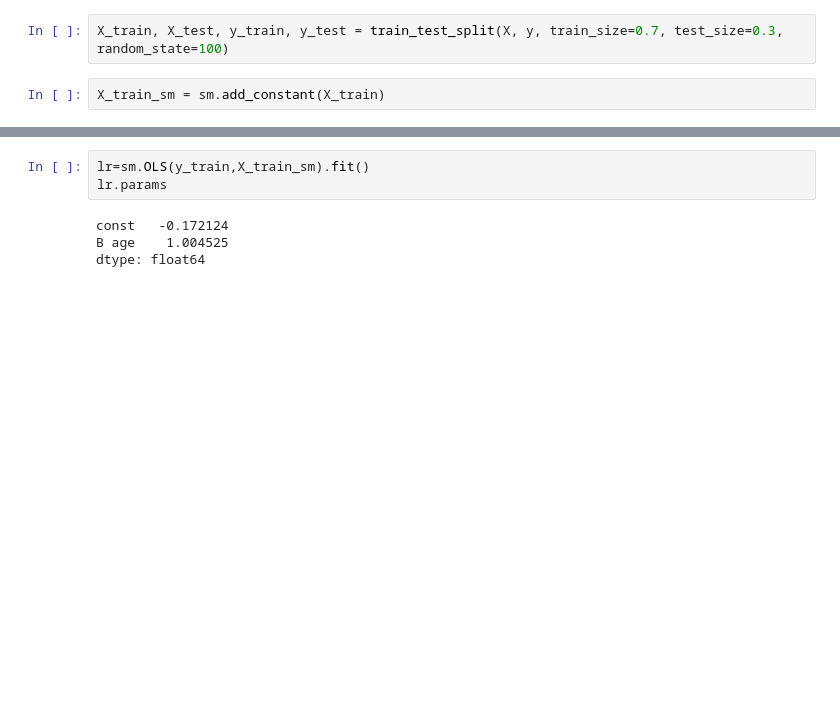
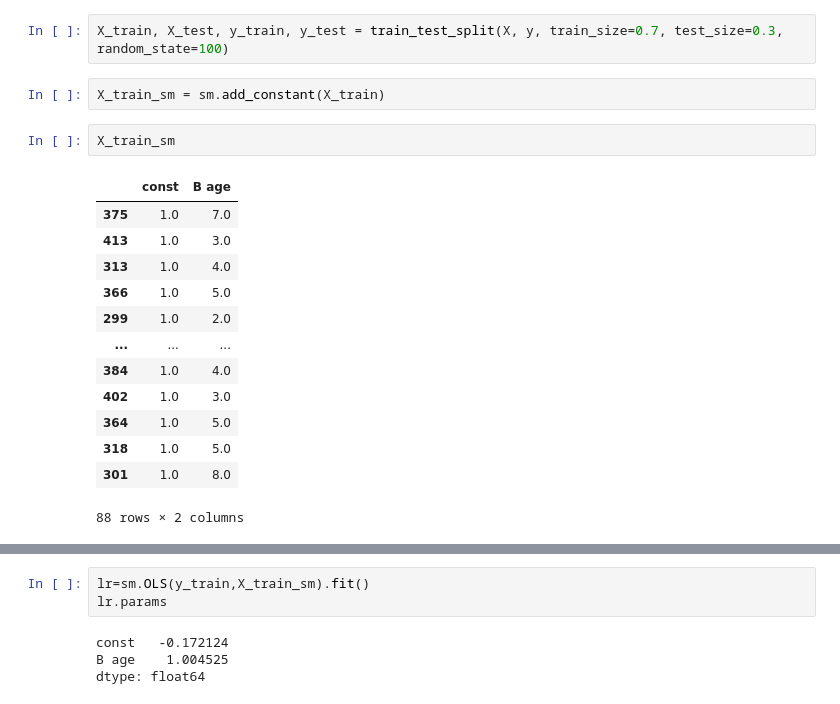
Before and after one commit to bhernan2/mussel_aging, a Jupyter notebook: aging/regressions.ipynb, the cells around one changed output, grey strips where cells are left out. Cells and saved outputs as stored; diff of their text form; blank space fills up the shorter version.

```diff
--- a/aging/regressions.ipynb
+++ b/aging/regressions.ipynb
@@ -1574,3 +1587,19 @@ y=lampsilis_clean["Z age"]
 X_train, X_test, y_train, y_test = train_test_split(X, y, train_size=0.7, test_size=0.3, random_state=100)
 # %%
 X_train_sm = sm.add_constant(X_train)
+# %%
+X_train_sm
+# %% [output]
+|  | const | B age |
+| 375 | 1.0 | 7.0 |
+| 413 | 1.0 | 3.0 |
+| 313 | 1.0 | 4.0 |
+| 366 | 1.0 | 5.0 |
+| 299 | 1.0 | 2.0 |
+| ... | ... | ... |
+| 384 | 1.0 | 4.0 |
+| 402 | 1.0 | 3.0 |
+| 364 | 1.0 | 5.0 |
+| 318 | 1.0 | 5.0 |
+| 301 | 1.0 | 8.0 |
+88 rows × 2 columns
```
Also changed, not shown: parts of 27 cells of this notebook.
